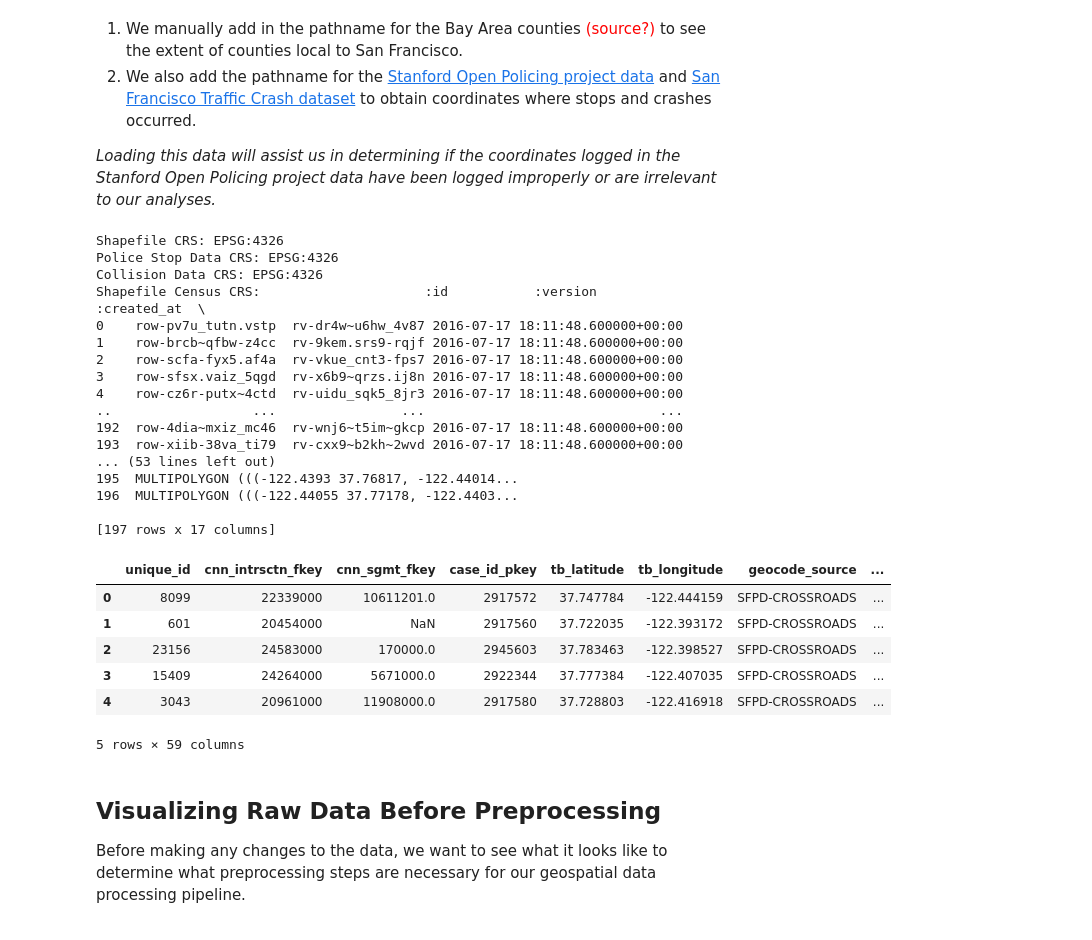
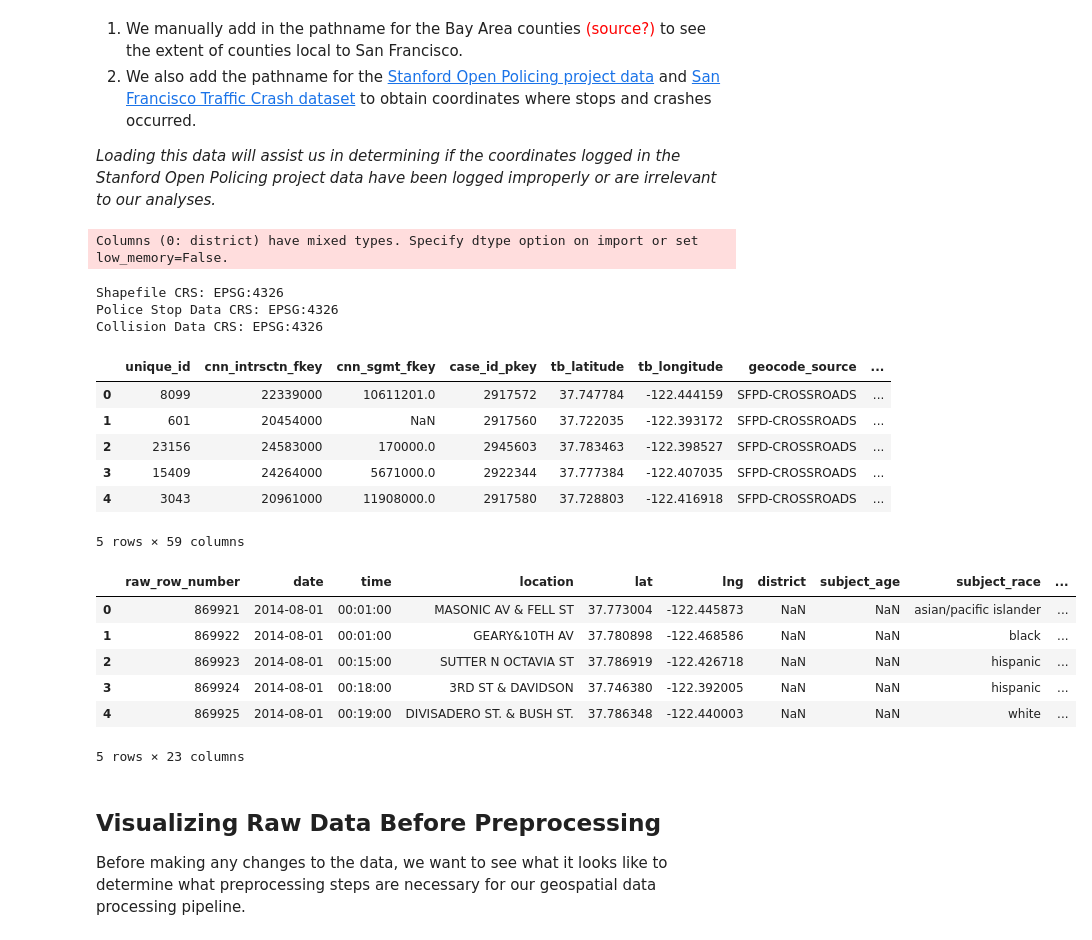
Before and after one commit to utexas-SDS-357/sds357-project-sp26-con-founders, a Jupyter notebook: Preprocessing/sf_analysis.ipynb, the cells around one changed output. Drawn from its saved outputs; the diff is of its cells as text; code cells hidden in the pictures.

```diff
--- a/Preprocessing/sf_analysis.ipynb
+++ b/Preprocessing/sf_analysis.ipynb
@@ -78,40 +76,35 @@ def load_data(stop_path, geo_path, crash_path, census_path):
 stop_df_path = r"../data/sf_police_stops_raw.csv.zip"
 geo_path = r"../data/Bay_Area_County_Polygons.geojson"
 crash_df_path = r"../data/collisions_raw.csv.zip"
-census_df_path = r"../data/Census_2010_Tracts_20260219.geojson"
 
 # load and view example data
-city_boundaries, stops_df, crash_df, census_boundaries = load_data(stop_df_path, geo_path, crash_df_path, census_df_path)
+city_boundaries, stops_df, crash_df = load_data(stop_df_path, geo_path, crash_df_path)
 
 city_boundaries.head()
-census_boundaries.head()
 stops_df.head()
 crash_df.head()
 # %% [output]
-Shapefile CRS: EPSG:4326
-Police Stop Data CRS: EPSG:4326
-Collision Data CRS: EPSG:4326
-Shapefile Census CRS:                     :id           :version                      :created_at  \
-0    row-pv7u_tutn.vstp  rv-dr4w~u6hw_4v87 2016-07-17 18:11:48.600000+00:00
-1    row-brcb~qfbw-z4cc  rv-9kem.srs9-rqjf 2016-07-17 18:11:48.600000+00:00
-2    row-scfa-fyx5.af4a  rv-vkue_cnt3-fps7 2016-07-17 18:11:48.600000+00:00
-3    row-sfsx.vaiz_5qgd  rv-x6b9~qrzs.ij8n 2016-07-17 18:11:48.600000+00:00
-4    row-cz6r-putx~4ctd  rv-uidu_sqk5_8jr3 2016-07-17 18:11:48.600000+00:00
-..                  ...                ...                              ...
-192  row-4dia~mxiz_mc46  rv-wnj6~t5im~gkcp 2016-07-17 18:11:48.600000+00:00
-193  row-xiib-38va_ti79  rv-cxx9~b2kh~2wvd 2016-07-17 18:11:48.600000+00:00
-... (53 lines left out)
-195  MULTIPOLYGON (((-122.4393 37.76817, -122.44014...
-196  MULTIPOLYGON (((-122.44055 37.77178, -122.4403...
-
-[197 rows x 17 columns]
+Columns (0: district) have mixed types. Specify dtype option on import or set low_memory=False.
+Shapefile CRS: EPSG:4326
+Police Stop Data CRS: EPSG:4326
+Collision Data CRS: EPSG:4326
 |  | unique_id | cnn_intrsctn_fkey | cnn_sgmt_fkey | case_id_pkey | tb_latitude | tb_longitude | geocode_source | ... |
 | 0 | 8099 | 22339000 | 10611201.0 | 2917572 | 37.747784 | -122.444159 | SFPD-CROSSROADS | ... |
 | 1 | 601 | 20454000 | NaN | 2917560 | 37.722035 | -122.393172 | SFPD-CROSSROADS | ... |
 | 2 | 23156 | 24583000 | 170000.0 | 2945603 | 37.783463 | -122.398527 | SFPD-CROSSROADS | ... |
 | 3 | 15409 | 24264000 | 5671000.0 | 2922344 | 37.777384 | -122.407035 | SFPD-CROSSROADS | ... |
 | 4 | 3043 | 20961000 | 11908000.0 | 2917580 | 37.728803 | -122.416918 | SFPD-CROSSROADS | ... |
-5 rows × 59 columns
+5 rows × 59 columns
+# %%
+stops_df.head()
+# %% [output]
+|  | raw_row_number | date | time | location | lat | lng | district | subject_age | subject_race | ... |
+| 0 | 869921 | 2014-08-01 | 00:01:00 | MASONIC AV & FELL ST | 37.773004 | -122.445873 | NaN | NaN | asian/pacific islander | ... |
+| 1 | 869922 | 2014-08-01 | 00:01:00 | GEARY&10TH AV | 37.780898 | -122.468586 | NaN | NaN | black | ... |
+| 2 | 869923 | 2014-08-01 | 00:15:00 | SUTTER N OCTAVIA ST | 37.786919 | -122.426718 | NaN | NaN | hispanic | ... |
+| 3 | 869924 | 2014-08-01 | 00:18:00 | 3RD ST & DAVIDSON | 37.746380 | -122.392005 | NaN | NaN | hispanic | ... |
+| 4 | 869925 | 2014-08-01 | 00:19:00 | DIVISADERO ST. & BUSH ST. | 37.786348 | -122.440003 | NaN | NaN | white | ... |
+5 rows × 23 columns
 # %% [markdown]
 ## Visualizing Raw Data Before Preprocessing
 
```
Also changed, not shown: parts of 47 cells of this notebook.
